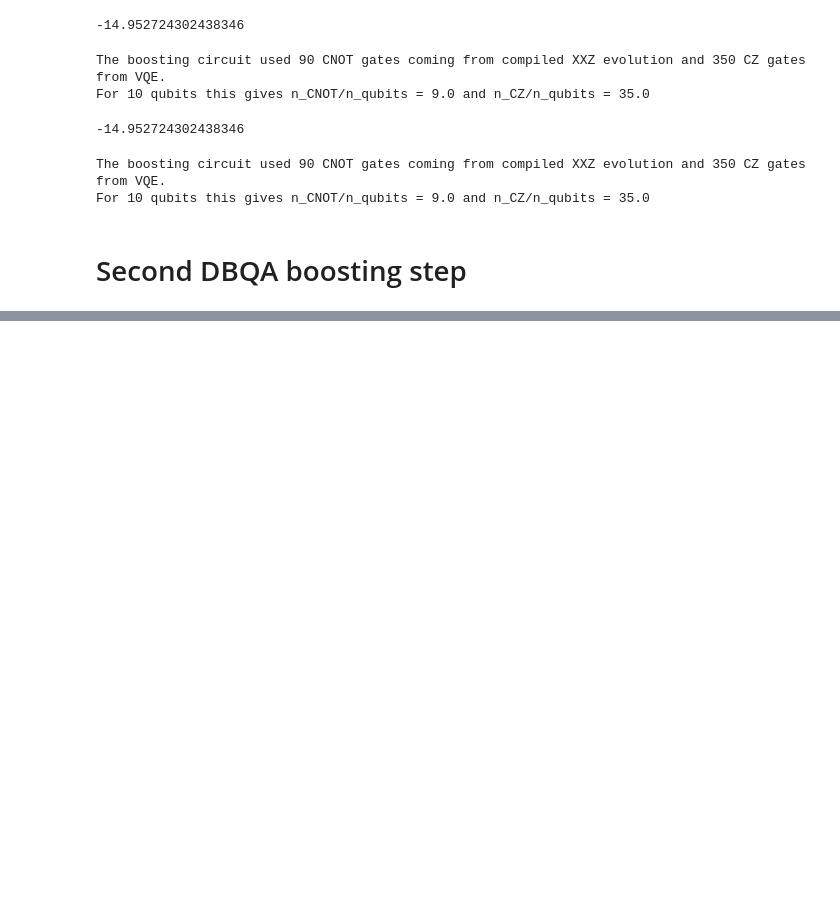
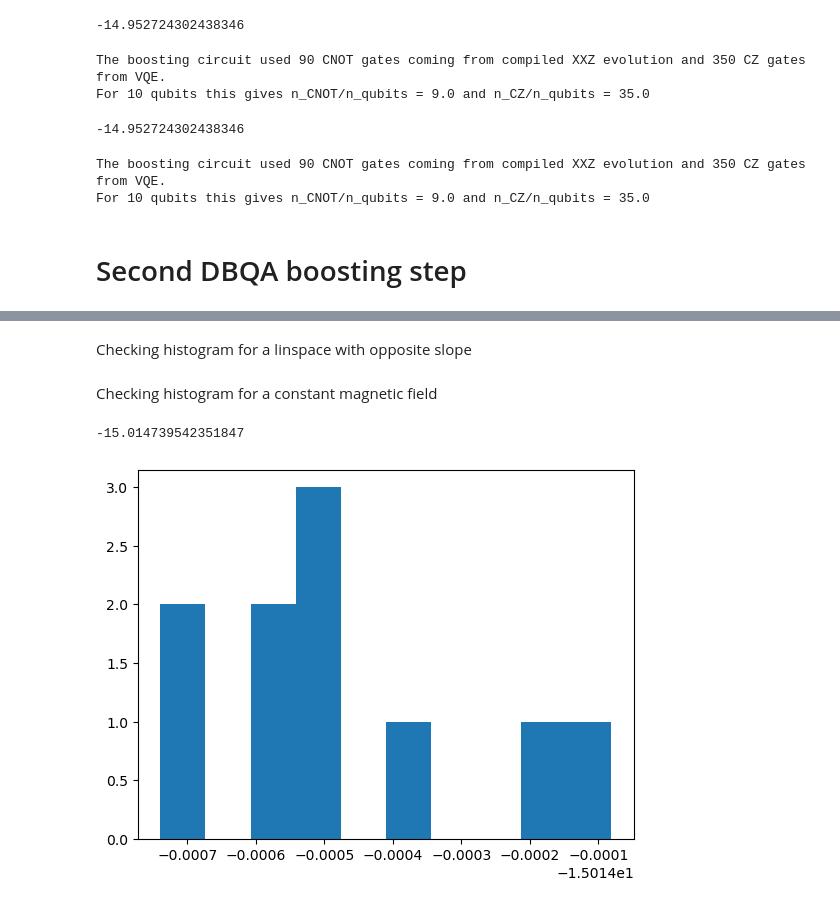
Before and after one commit to qiboteam/boostvqe, a Jupyter notebook: notebooks/gci_3_rounds_7l.ipynb, the cells around one changed output, grey strips where cells are left out. Cells and saved outputs as stored; diff of their text form; code cells hidden in the pictures; blank space fills up the shorter version.

```diff
--- a/notebooks/gci_3_rounds_7l.ipynb
+++ b/notebooks/gci_3_rounds_7l.ipynb
@@ -200,0 +206,39 @@ print(np.min(losses))
+# %% [markdown]
+Checking histogram for a linspace with opposite slope
+# %%
+#  this is quite simple - just pass a diagonal SymbolicHamiltonian
+# and because it will be commuting we can use the member function circuit for compiling
+fields = []
+losses = []
+steps = []
+for j in range(10):
+    field = [a+b for a,b in zip(np.random.rand(10)*.2,np.linspace(0,1,10))]
+    eo_d = MagneticFieldEvolutionOracle(field,name = "D(linear)")
+    step,loss, _ = gci2.choose_step(d = eo_d,max_evals=34,step_min = 0.0051,step_max = 0.03)
+    losses.append(loss)
+    fields.append(field)
+    steps.append(step)
+
+plt.hist(losses)
+print(np.min(losses))
+# %% [markdown]
+Checking histogram for a constant magnetic field
+# %%
+#  this is quite simple - just pass a diagonal SymbolicHamiltonian
+# and because it will be commuting we can use the member function circuit for compiling
+fields = []
+losses = []
+steps = []
+for j in range(10):
+    field = [a+b for a,b in zip(np.random.rand(10)*.2,np.linspace(1,1,10))]
+    eo_d = MagneticFieldEvolutionOracle(field,name = "D(linear)")
+    step,loss, _ = gci2.choose_step(d = eo_d,max_evals=34,step_min = 0.0051,step_max = 0.03)
+    losses.append(loss)
+    fields.append(field)
+    steps.append(step)
+
+plt.hist(losses)
+print(np.min(losses))
+# %% [output]
+-15.014739542351847
+[figure, added]
```
Also changed, not shown: parts of 8 cells of this notebook, 3 other files.
